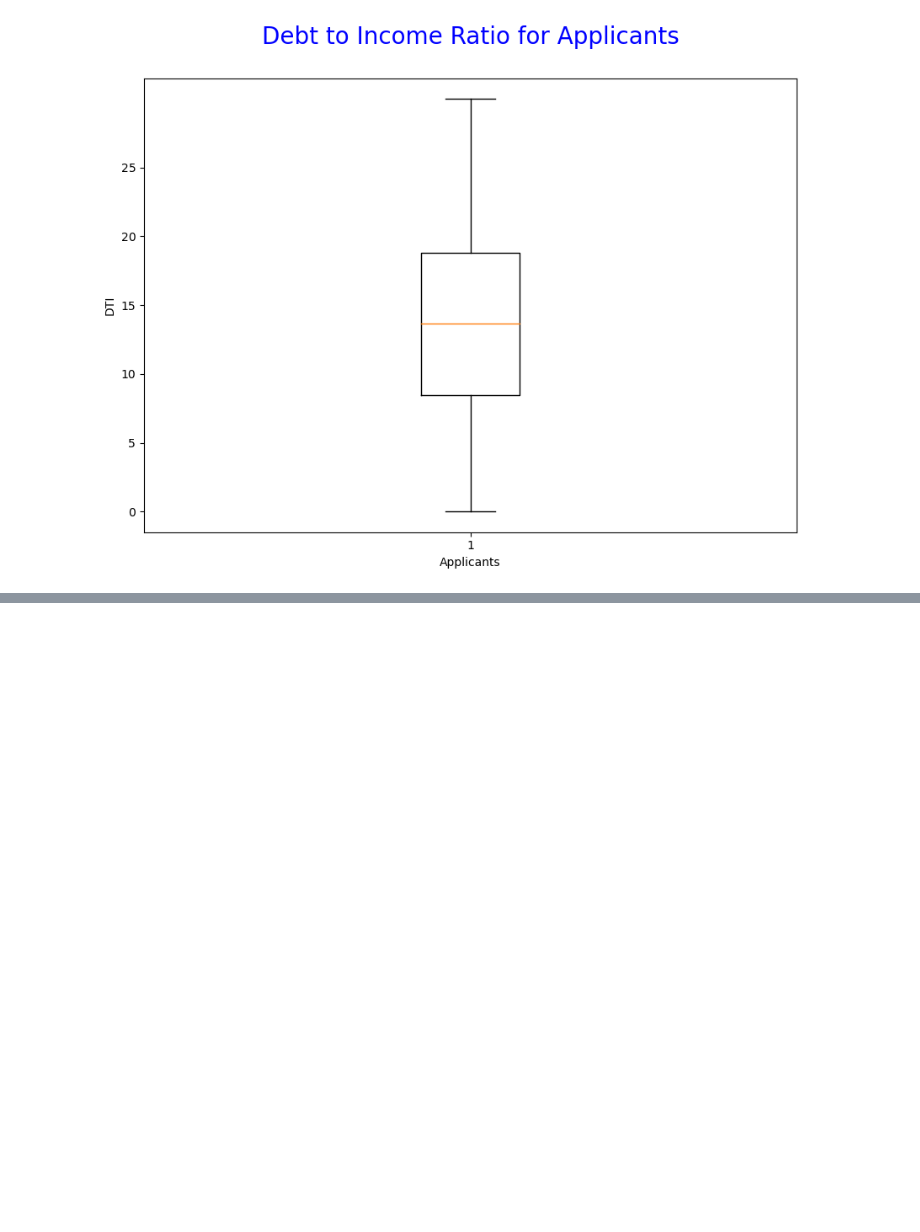
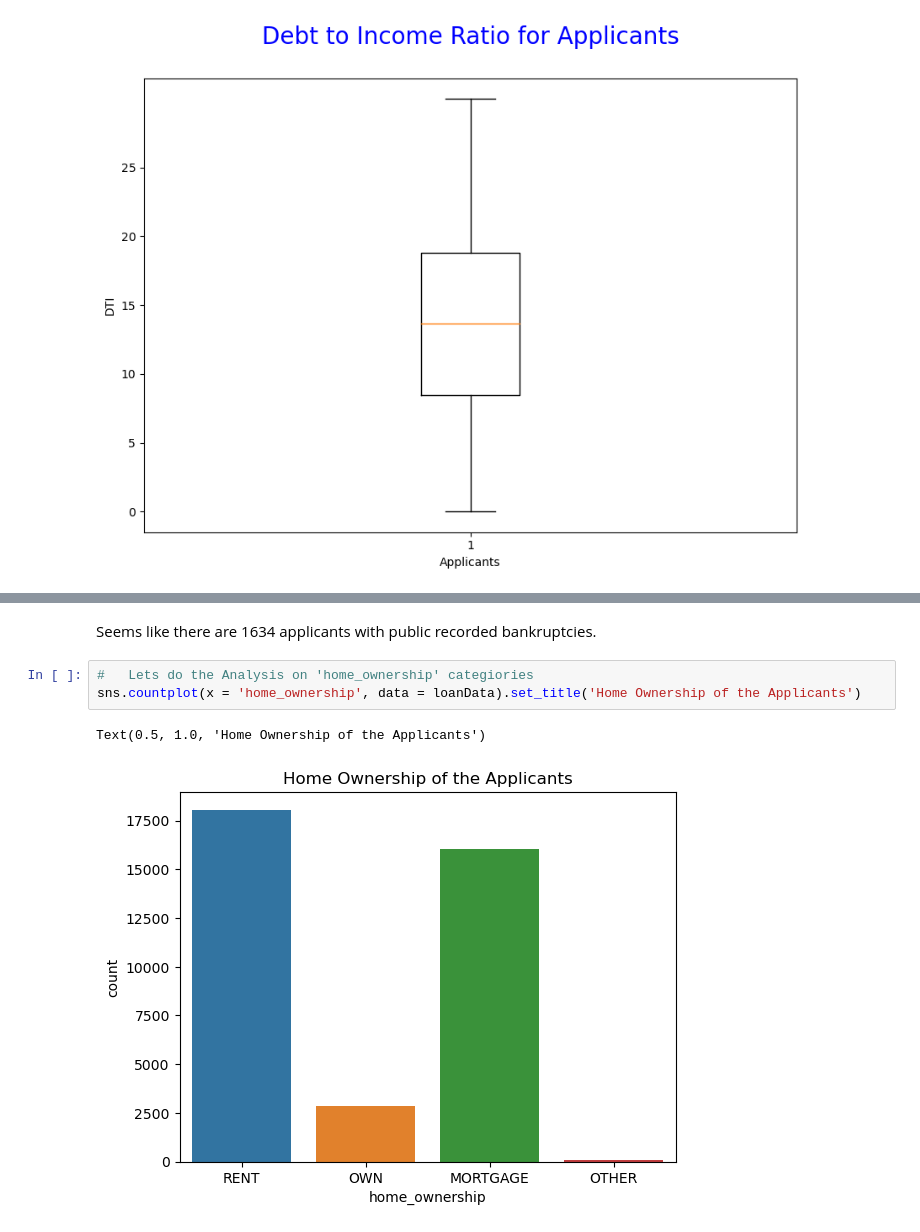
Before and after one commit to chetnapriyadarshini/Lending_Club_Case_Study_EDA, a Jupyter notebook: Group_Facilitator_Name.ipynb, the cells around one changed output, grey strips where cells are left out. Cells and saved outputs as stored; diff of their text form; blank space fills up the shorter version.

```diff
--- a/Group_Facilitator_Name.ipynb
+++ b/Group_Facilitator_Name.ipynb
@@ -614,0 +663,8 @@ After deleting the non required columns, we are left with 22 columns left
+# %% [markdown]
+Seems like there are 1634 applicants with public recorded bankruptcies.
+# %%
+#   Lets do the Analysis on 'home_ownership' categiories
+sns.countplot(x = 'home_ownership', data = loanData).set_title('Home Ownership of the Applicants')
+# %% [output]
+Text(0.5, 1.0, 'Home Ownership of the Applicants')
+[figure, added]
```
Also changed, not shown: parts of 19 cells of this notebook.
